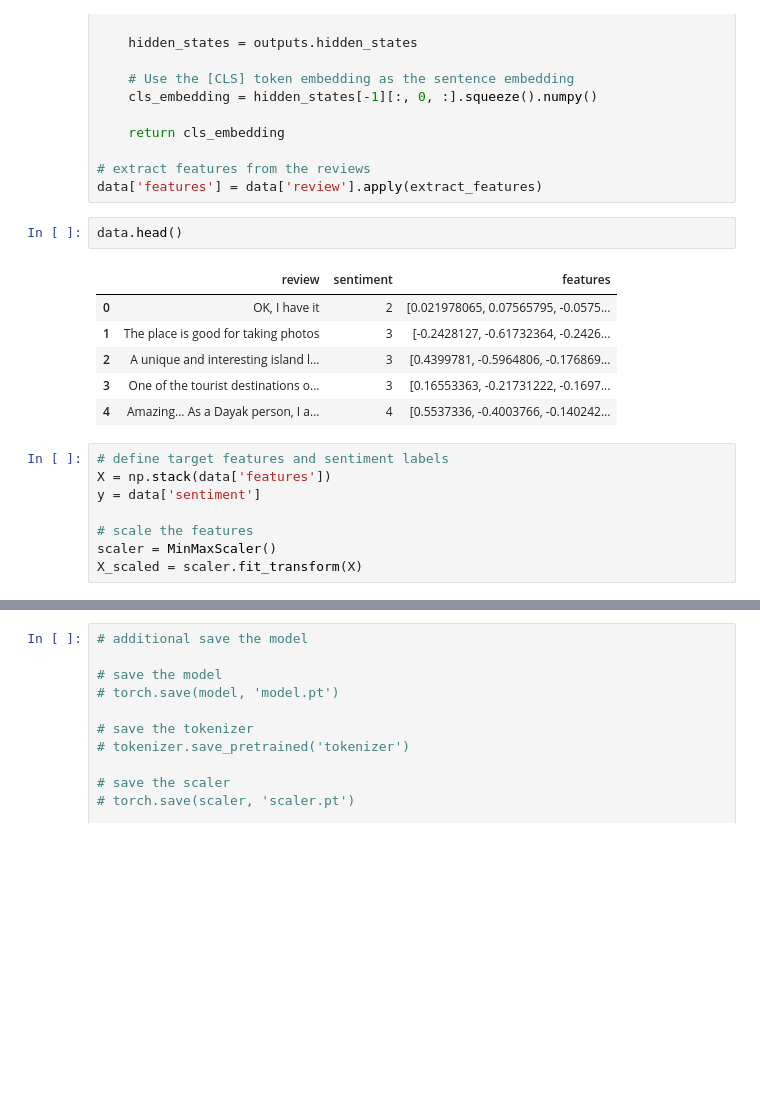
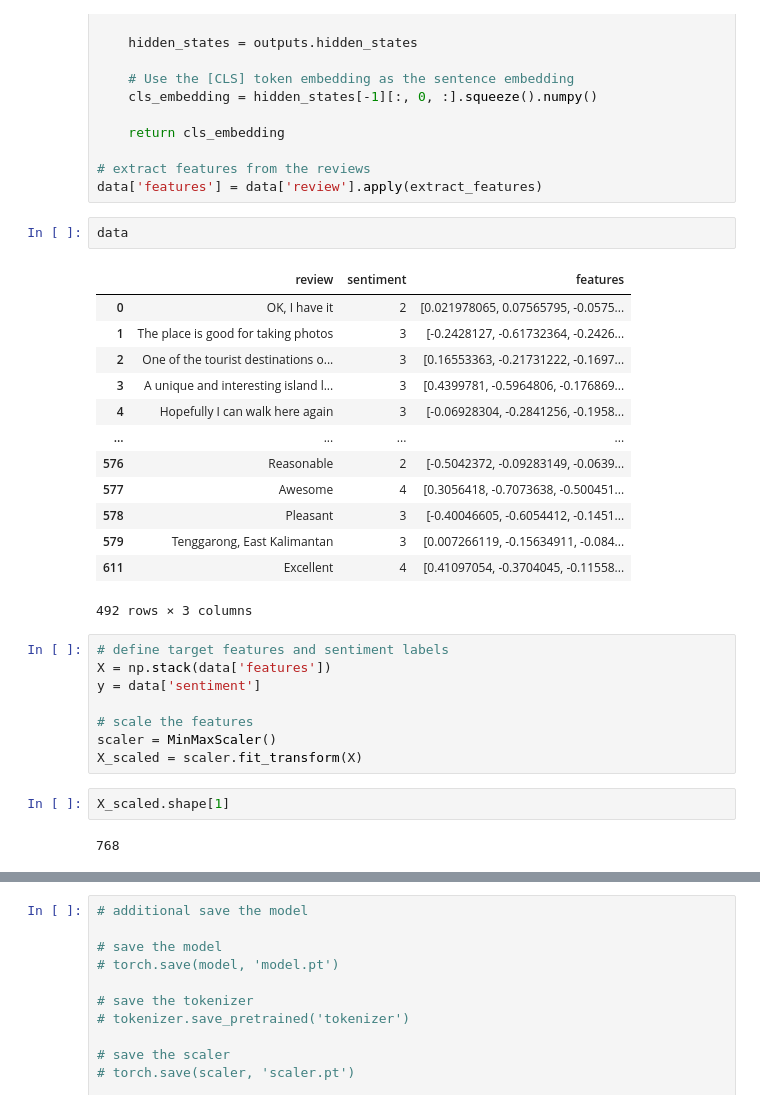
Before and after one commit to suarasiy/sentiment-analysis, a Jupyter notebook: app.ipynb, the cells around one changed output, grey strips where cells are left out. Saved outputs shown, nothing was run; the diff lists cells and outputs as text; blank space fills up the shorter version.

```diff
--- a/app.ipynb
+++ b/app.ipynb
@@ -115,14 +197,21 @@ def extract_features(review: str):
 # extract features from the reviews
 data['features'] = data['review'].apply(extract_features)
 # %%
-data.head()
+data
 # %% [output]
 |  | review | sentiment | features |
 | 0 | OK, I have it | 2 | [0.021978065, 0.07565795, -0.0575... |
 | 1 | The place is good for taking photos | 3 | [-0.2428127, -0.61732364, -0.2426... |
-| 2 | A unique and interesting island l... | 3 | [0.4399781, -0.5964806, -0.176869... |
-| 3 | One of the tourist destinations o... | 3 | [0.16553363, -0.21731222, -0.1697... |
-| 4 | Amazing... As a Dayak person, I a... | 4 | [0.5537336, -0.4003766, -0.140242... |
+| 2 | One of the tourist destinations o... | 3 | [0.16553363, -0.21731222, -0.1697... |
+| 3 | A unique and interesting island l... | 3 | [0.4399781, -0.5964806, -0.176869... |
+| 4 | Hopefully I can walk here again | 3 | [-0.06928304, -0.2841256, -0.1958... |
+| ... | ... | ... | ... |
+| 576 | Reasonable | 2 | [-0.5042372, -0.09283149, -0.0639... |
+| 577 | Awesome | 4 | [0.3056418, -0.7073638, -0.500451... |
+| 578 | Pleasant | 3 | [-0.40046605, -0.6054412, -0.1451... |
+| 579 | Tenggarong, East Kalimantan | 3 | [0.007266119, -0.15634911, -0.084... |
+| 611 | Excellent | 4 | [0.41097054, -0.3704045, -0.11558... |
+492 rows × 3 columns
 # %%
 # define target features and sentiment labels
 X = np.stack(data['features'])
@@ -131,3 +220,7 @@ y = data['sentiment']
 # scale the features
 scaler = MinMaxScaler()
 X_scaled = scaler.fit_transform(X)
+# %%
+X_scaled.shape[1]
+# %% [output]
+768
```
Also changed, not shown: parts of 34 cells of this notebook, 23 other files.
